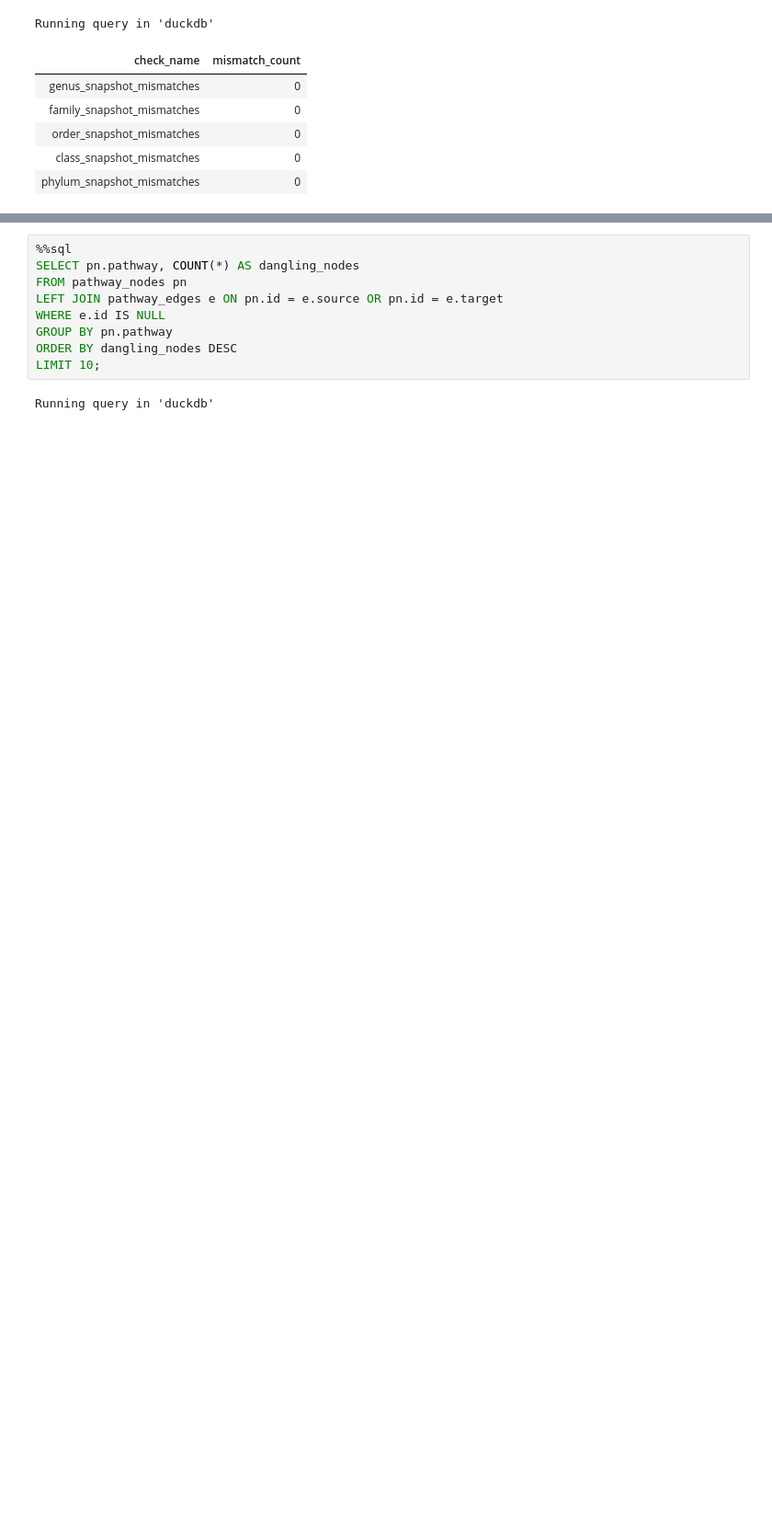
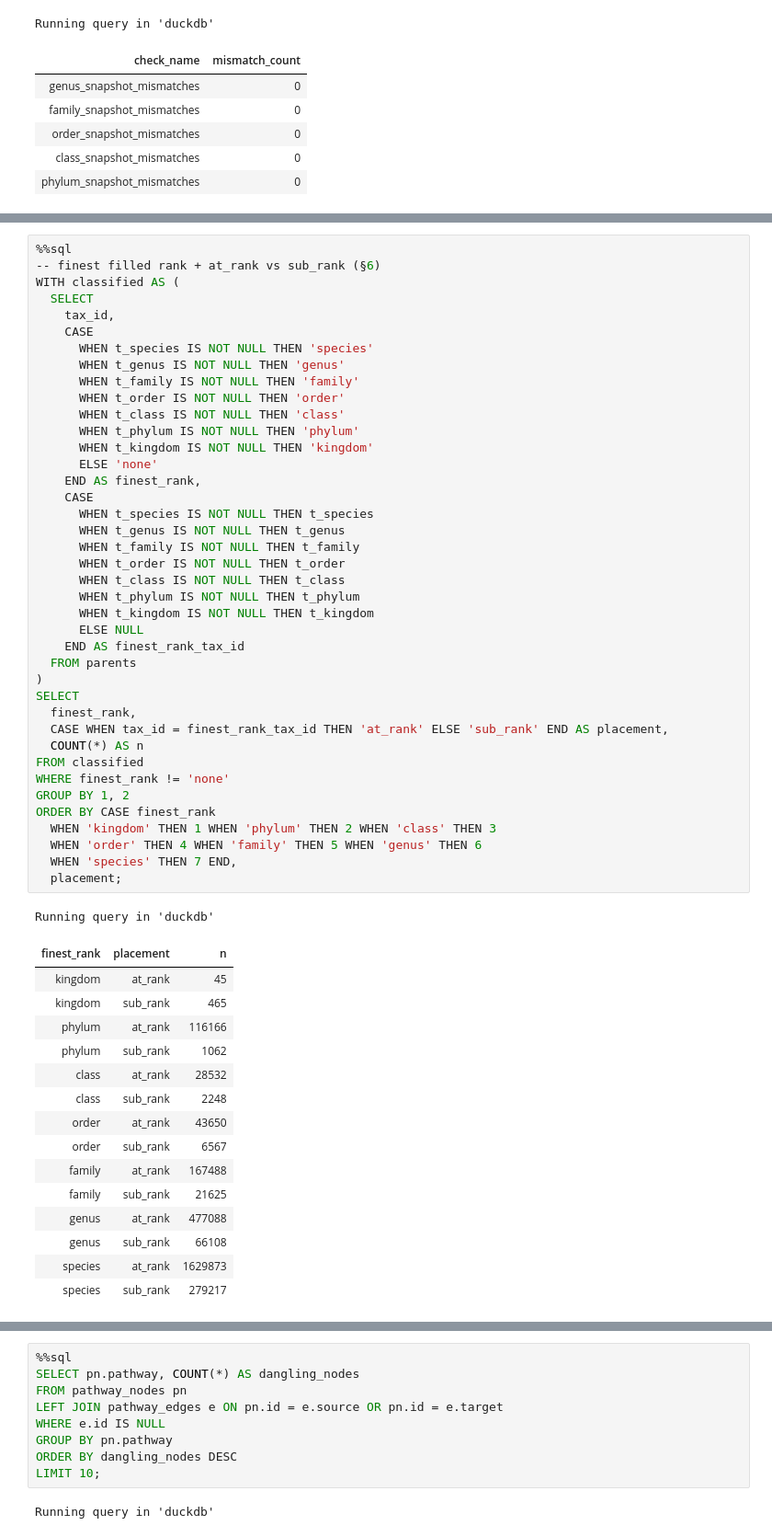
Before and after one commit to ParkinsonLab/metapro-data-vis, a Jupyter notebook: analytics/exploration/notebooks/exploratory_analysis.ipynb, the cells around one changed output, grey strips where cells are left out. Shown at 92% size. Drawn from its saved outputs; the diff is of its cells as text; blank space fills up the shorter version.

```diff
--- a/analytics/exploration/notebooks/exploratory_analysis.ipynb
+++ b/analytics/exploration/notebooks/exploratory_analysis.ipynb
@@ -585,0 +589,57 @@ Running query in 'duckdb'
+# %%
+%%sql
+-- finest filled rank + at_rank vs sub_rank (§6)
+WITH classified AS (
+  SELECT
+    tax_id,
+    CASE
+      WHEN t_species IS NOT NULL THEN 'species'
+      WHEN t_genus IS NOT NULL THEN 'genus'
+      WHEN t_family IS NOT NULL THEN 'family'
+      WHEN t_order IS NOT NULL THEN 'order'
+      WHEN t_class IS NOT NULL THEN 'class'
+      WHEN t_phylum IS NOT NULL THEN 'phylum'
+      WHEN t_kingdom IS NOT NULL THEN 'kingdom'
+      ELSE 'none'
+    END AS finest_rank,
+    CASE
+      WHEN t_species IS NOT NULL THEN t_species
+      WHEN t_genus IS NOT NULL THEN t_genus
+      WHEN t_family IS NOT NULL THEN t_family
+      WHEN t_order IS NOT NULL THEN t_order
+      WHEN t_class IS NOT NULL THEN t_class
+      WHEN t_phylum IS NOT NULL THEN t_phylum
+      WHEN t_kingdom IS NOT NULL THEN t_kingdom
+      ELSE NULL
+    END AS finest_rank_tax_id
+  FROM parents
+)
+SELECT
+  finest_rank,
+  CASE WHEN tax_id = finest_rank_tax_id THEN 'at_rank' ELSE 'sub_rank' END AS placement,
+  COUNT(*) AS n
+FROM classified
+WHERE finest_rank != 'none'
+GROUP BY 1, 2
+ORDER BY CASE finest_rank
+  WHEN 'kingdom' THEN 1 WHEN 'phylum' THEN 2 WHEN 'class' THEN 3
+  WHEN 'order' THEN 4 WHEN 'family' THEN 5 WHEN 'genus' THEN 6
+  WHEN 'species' THEN 7 END,
+  placement;
+# %% [output]
+Running query in 'duckdb'
+| finest_rank | placement | n |
+| kingdom | at_rank | 45 |
+| kingdom | sub_rank | 465 |
+| phylum | at_rank | 116166 |
+| phylum | sub_rank | 1062 |
+| class | at_rank | 28532 |
+| class | sub_rank | 2248 |
+| order | at_rank | 43650 |
+| order | sub_rank | 6567 |
+| family | at_rank | 167488 |
+| family | sub_rank | 21625 |
+| genus | at_rank | 477088 |
+| genus | sub_rank | 66108 |
+| species | at_rank | 1629873 |
+| species | sub_rank | 279217 |
```
Also changed, not shown: parts of 4 cells of this notebook, 1 other file.
